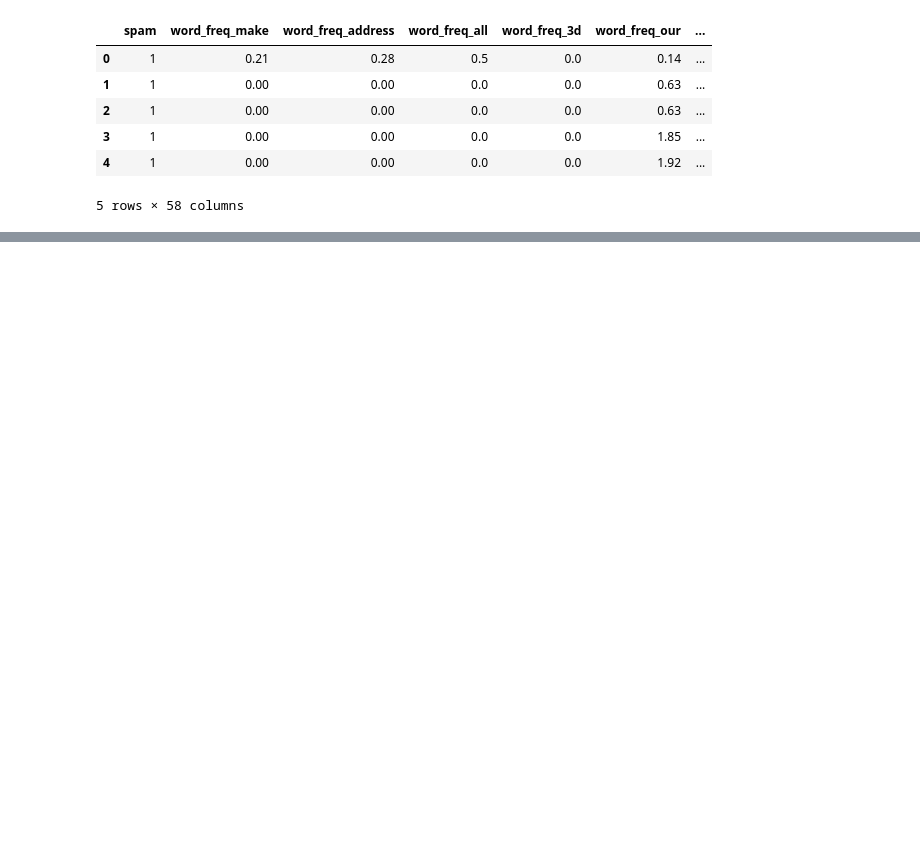
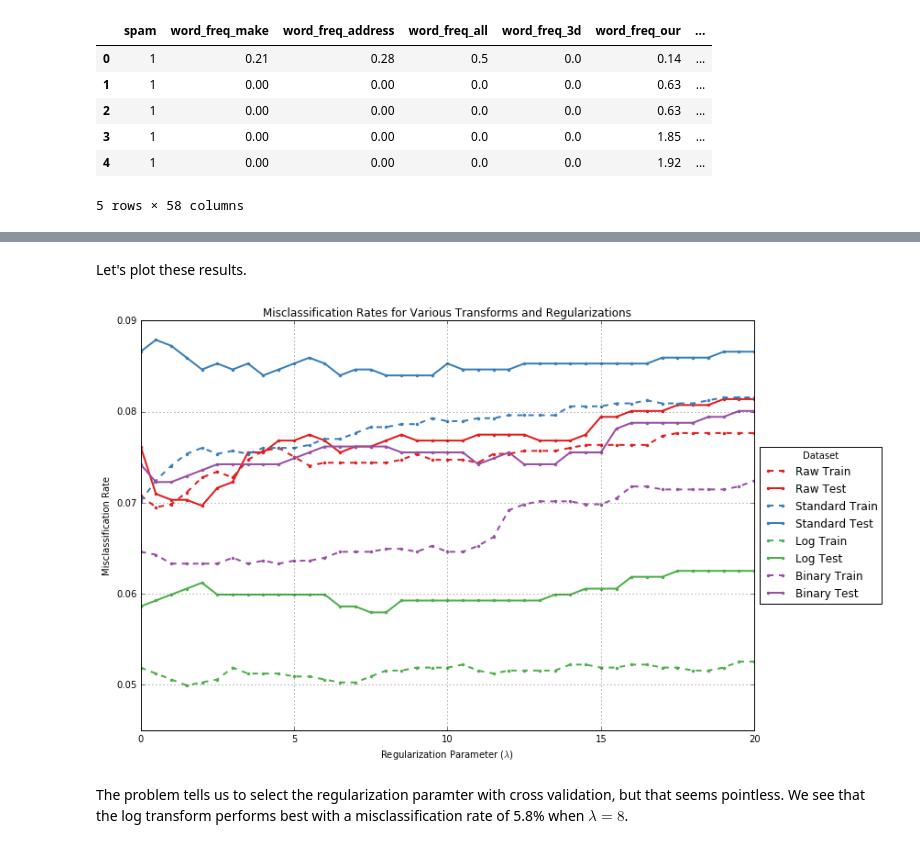
Before and after one commit to ppham27/MLaPP-solutions, a Jupyter notebook: chap08/1.ipynb, the cells around one changed output, grey strips where cells are left out. Cells and saved outputs as stored; diff of their text form; code cells hidden in the pictures; blank space fills up the shorter version.

```diff
--- a/chap08/1.ipynb
+++ b/chap08/1.ipynb
@@ -20,0 +83,8 @@ train_data.head()
+# %%
+#logReg = LogisticRegression(solver='newton-cg', C=1) # sklearn implementation, only newton-cg converges
+logReg = LogisticRegression(regularization = 1)
+logReg.fit(train_data.drop('spam', axis = 1).as_matrix(), train_data['spam'].as_matrix())
+print(logReg.intercept_)
+print(logReg.coef_)
+print(1-logReg.score(train_data.drop('spam', axis = 1).as_matrix(), train_data['spam'].as_matrix()))
+print(1-logReg.score(test_data.drop('spam', axis = 1).as_matrix(), test_data['spam'].as_matrix()))
@@ -20,0 +172,21 @@ train_data.head()
+# %% [markdown]
+Let's plot these results.
+# %%
+import matplotlib.pyplot as plt
+colors = ['#e41a1c', '#377eb8', '#4daf4a', '#984ea3']
+plt.figure(figsize=(12,8))
+for i in range(len(data_transform)):
+    plt.plot(misclassification_rates['Regularization'], misclassification_rates[data_transform[i] + ' Train'],
+             color=colors[i], linestyle='--', linewidth=2, marker='.')
+    plt.plot(misclassification_rates['Regularization'], misclassification_rates[data_transform[i] + ' Test'],
+             color=colors[i], linestyle='-', linewidth=2, marker='.')
+plt.grid(True)
+plt.legend(loc='center left', bbox_to_anchor=(1,0.5), title="Dataset")
+plt.ylabel("Misclassification Rate")
+plt.xlabel("Regularization Parameter ($\lambda$)")
+plt.title("Misclassification Rates for Various Transforms and Regularizations")
+plt.show()
+# %% [output]
+[figure, added]
+# %% [markdown]
+The problem tells us to select the regularization paramter with cross validation, but that seems pointless. We see that the log transform performs best with a misclassification rate of 5.8% when $\lambda = 8$.
```
Also changed, not shown: parts of 6 cells of this notebook, 1 other file.
